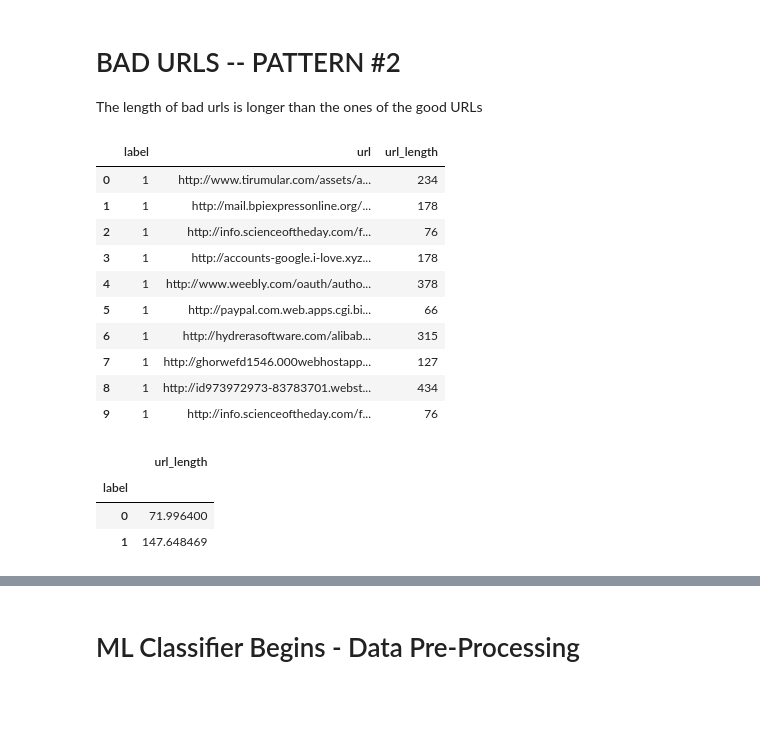
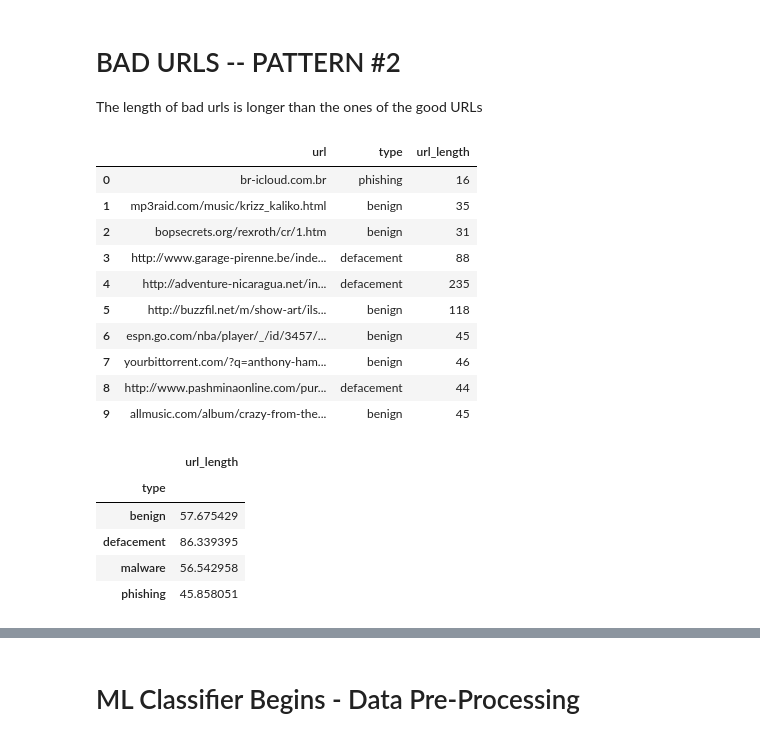
Before and after one commit to Warnify/ResearchZone, a Jupyter notebook: notebooks/url_fraud_detection.ipynb, the cells around one changed output, grey strips where cells are left out. Drawn from its saved outputs; the diff is of its cells as text; code cells hidden in the pictures; blank space fills up the shorter version.

```diff
--- a/notebooks/url_fraud_detection.ipynb
+++ b/notebooks/url_fraud_detection.ipynb
@@ -43,14 +37,19 @@ from sklearn.discriminant_analysis import QuadraticDiscriminantAnalysis
 from sklearn.neural_network import MLPClassifier
 from sklearn.ensemble import GradientBoostingClassifier
 
-# Additional Libraries and functions imported
+# Additional Libraries and functions (For reports and PDF conversion)
+import pdfkit
+import tempfile
 from ydata_profiling import ProfileReport
 from IPython.core.display import display, HTML
 
 # Some settings for making the tables and the report look nicer
 sns.set_theme()
 %matplotlib inline
-pd.set_option('display.max_colwidth', 50)
+pd.set_option('display.max_colwidth', 500)
+pd.set_option('display.max_rows', 500)
+pd.set_option('display.max_columns', 500)
+pd.set_option('display.width', 1000)
 pd.set_option('display.max_rows', 999)
 display(HTML("<style>.container { width:80% !important; }</style>"))
 display(HTML("<style>.container { length:100% !important; }</style>"))
@@ -196,22 +209,24 @@ df['url_length'] = df['url'].str.len()
 # %%
 df.head(10)
 # %% [output]
-|  | label | url | url_length |
-| 0 | 1 | http://www.tirumular.com/assets/a... | 234 |
-| 1 | 1 | http://mail.bpiexpressonline.org/... | 178 |
-| 2 | 1 | http://info.scienceoftheday.com/f... | 76 |
-| 3 | 1 | http://accounts-google.i-love.xyz... | 178 |
-| 4 | 1 | http://www.weebly.com/oauth/autho... | 378 |
-| 5 | 1 | http://paypal.com.web.apps.cgi.bi... | 66 |
-| 6 | 1 | http://hydrerasoftware.com/alibab... | 315 |
-| 7 | 1 | http://ghorwefd1546.000webhostapp... | 127 |
-| 8 | 1 | http://id973972973-83783701.webst... | 434 |
-| 9 | 1 | http://info.scienceoftheday.com/f... | 76 |
+|  | url | type | url_length |
+| 0 | br-icloud.com.br | phishing | 16 |
+| 1 | mp3raid.com/music/krizz_kaliko.html | benign | 35 |
+| 2 | bopsecrets.org/rexroth/cr/1.htm | benign | 31 |
+| 3 | http://www.garage-pirenne.be/inde... | defacement | 88 |
+| 4 | http://adventure-nicaragua.net/in... | defacement | 235 |
+| 5 | http://buzzfil.net/m/show-art/ils... | benign | 118 |
+| 6 | espn.go.com/nba/player/_/id/3457/... | benign | 45 |
+| 7 | yourbittorrent.com/?q=anthony-ham... | benign | 46 |
+| 8 | http://www.pashminaonline.com/pur... | defacement | 44 |
+| 9 | allmusic.com/album/crazy-from-the... | benign | 45 |
 # %%
-df.groupby(["label"]).mean()
-# Therefore, the average length of good urls is approximately 72, and for bad urls it is 148.
+df.groupby(["type"]).mean()
+# Therefore, the average length of good urls is approximately 58, and for bad urls it varies from 45-86.
 # %% [output]
 |  | url_length |
-| label |  |
-| 0 | 71.996400 |
-| 1 | 147.648469 |
+| type |  |
+| benign | 57.675429 |
+| defacement | 86.339395 |
+| malware | 56.542958 |
+| phishing | 45.858051 |
```
Also changed, not shown: parts of 93 cells of this notebook, 4 other files.
